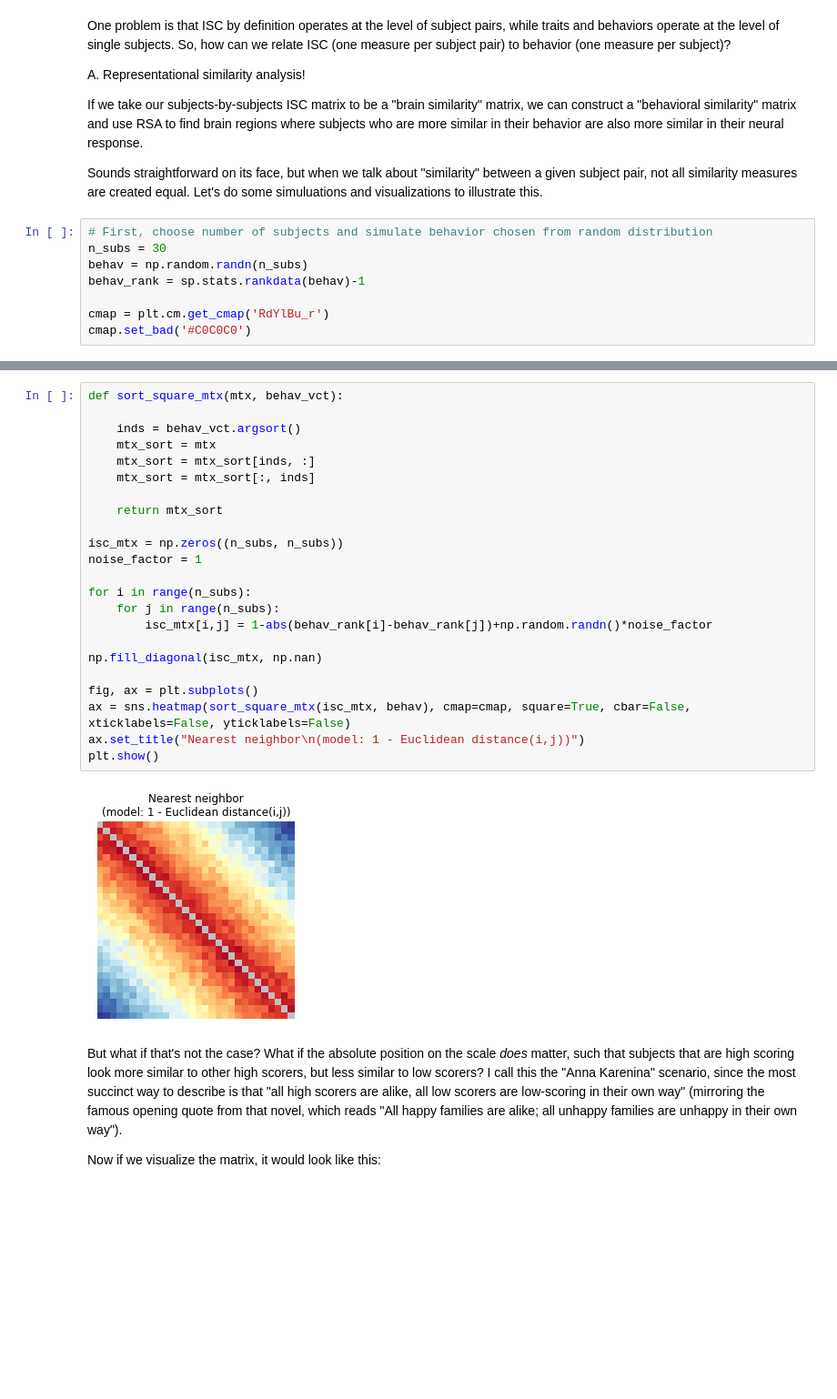
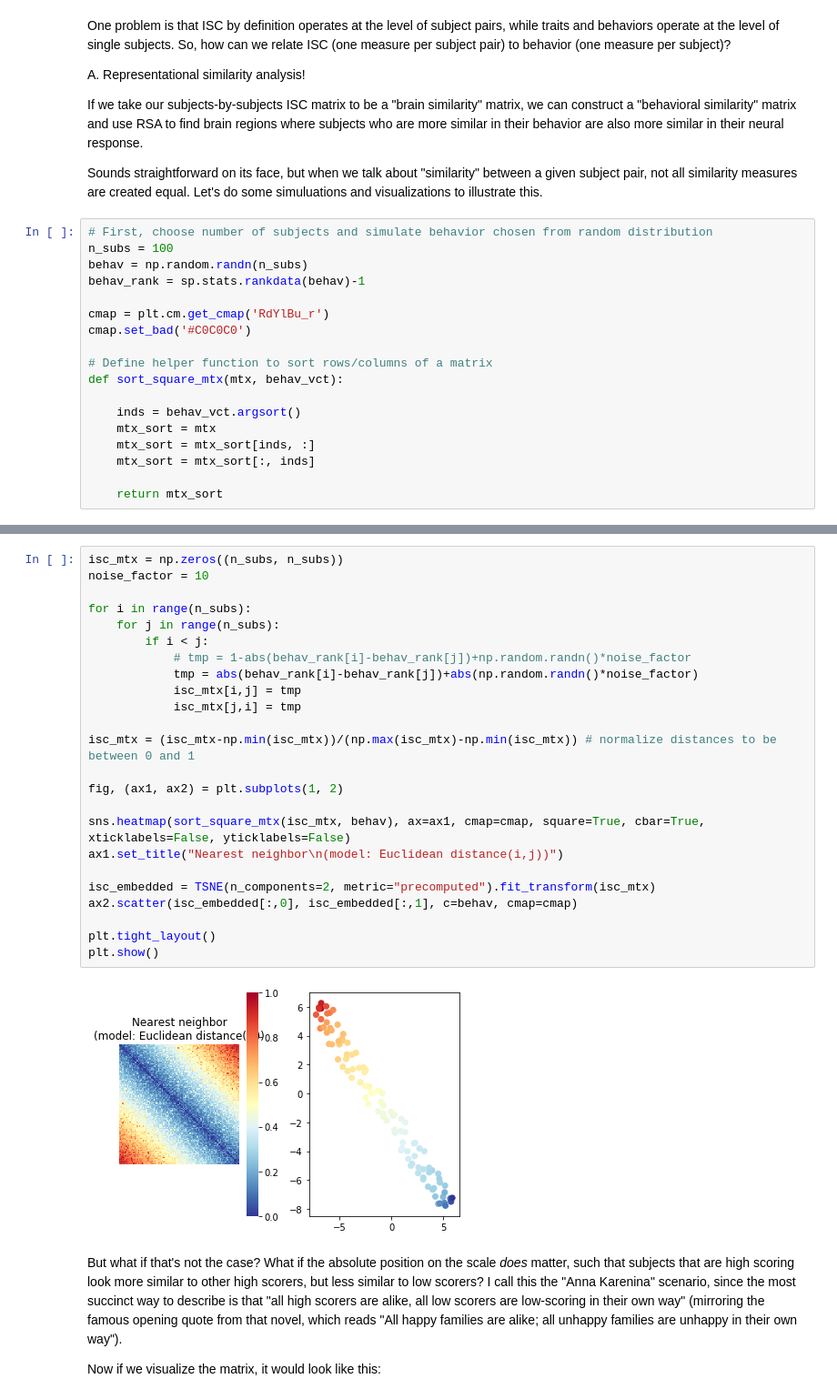
Before and after one commit to esfinn/intersubj_rsa, a Jupyter notebook: intersubject_rsa_demo.ipynb, the cells around one changed output, grey strips where cells are left out. Shown at 91% size. Saved outputs shown, nothing was run; the diff lists cells and outputs as text; blank space fills up the shorter version.

```diff
--- a/intersubject_rsa_demo.ipynb
+++ b/intersubject_rsa_demo.ipynb
@@ -256,12 +257,22 @@ If we take our subjects-by-subjects ISC matrix to be a "brain similarity" matrix
 Sounds straightforward on its face, but when we talk about "similarity" between a given subject pair, not all similarity measures are created equal. Let's do some simuluations and visualizations to illustrate this.
 # %%
 # First, choose number of subjects and simulate behavior chosen from random distribution
-n_subs = 30
+n_subs = 100
 behav = np.random.randn(n_subs)
 behav_rank = sp.stats.rankdata(behav)-1
 
 cmap = plt.cm.get_cmap('RdYlBu_r')
 cmap.set_bad('#C0C0C0')
+
+# Define helper function to sort rows/columns of a matrix
+def sort_square_mtx(mtx, behav_vct):
+
+    inds = behav_vct.argsort()
+    mtx_sort = mtx
+    mtx_sort = mtx_sort[inds, :]
+    mtx_sort = mtx_sort[:, inds]
+
+    return mtx_sort
 # %% [markdown]
 In a typical RSA analysis, we would use something like Euclidean distance (or its inverse, so we can talk about similarity rather than distance). However, this makes a big assumption, namely that if two subjects score close to one another on the scale -- irrespective of whether they score high or low -- we expect them to look more similar to one another than two subjects whose scores are far apart. In other words, this would be a "nearest neighbor" scenario, where all that matters is your relative distance from your partner, and not where you score in an absolute sense.
 
@@ -269,28 +280,29 @@ If we visualize the sorted subjects x subjects ISC matrix, it would look like th
 # %%
-def sort_square_mtx(mtx, behav_vct):
-
-    inds = behav_vct.argsort()
-    mtx_sort = mtx
-    mtx_sort = mtx_sort[inds, :]
-    mtx_sort = mtx_sort[:, inds]
-
-    return mtx_sort
-
 isc_mtx = np.zeros((n_subs, n_subs))
-noise_factor = 1
+noise_factor = 10
 
 for i in range(n_subs):
     for j in range(n_subs):
-        isc_mtx[i,j] = 1-abs(behav_rank[i]-behav_rank[j])+np.random.randn()*noise_factor
+        if i < j:
+            # tmp = 1-abs(behav_rank[i]-behav_rank[j])+np.random.randn()*noise_factor
+            tmp = abs(behav_rank[i]-behav_rank[j])+abs(np.random.randn()*noise_factor)
+            isc_mtx[i,j] = tmp
+            isc_mtx[j,i] = tmp
 
-np.fill_diagonal(isc_mtx, np.nan)
+isc_mtx = (isc_mtx-np.min(isc_mtx))/(np.max(isc_mtx)-np.min(isc_mtx)) # normalize distances to be between 0 and 1
 
-fig, ax = plt.subplots()
-ax = sns.heatmap(sort_square_mtx(isc_mtx, behav), cmap=cmap, square=True, cbar=False, xticklabels=False, yticklabels=False)
-ax.set_title("Nearest neighbor\n(model: 1 - Euclidean distance(i,j))")
+fig, (ax1, ax2) = plt.subplots(1, 2)
+
+sns.heatmap(sort_square_mtx(isc_mtx, behav), ax=ax1, cmap=cmap, square=True, cbar=True, xticklabels=False, yticklabels=False)
+ax1.set_title("Nearest neighbor\n(model: Euclidean distance(i,j))")
+
+isc_embedded = TSNE(n_components=2, metric="precomputed").fit_transform(isc_mtx)
+ax2.scatter(isc_embedded[:,0], isc_embedded[:,1], c=behav, cmap=cmap)
+
+plt.tight_layout()
 plt.show()
 # %% [output]
-[figure, old version]
+[figure, new version]
 # %% [markdown]
 But what if that's not the case? What if the absolute position on the scale *does* matter, such that subjects that are high scoring look more similar to other high scorers, but less similar to low scorers? I call this the "Anna Karenina" scenario, since the most succinct way to describe is that "all high scorers are alike, all low scorers are low-scoring in their own way" (mirroring the famous opening quote from that novel, which reads "All happy families are alike; all unhappy families are unhappy in their own way").
 
```
Also changed, not shown: parts of 7 cells of this notebook.
